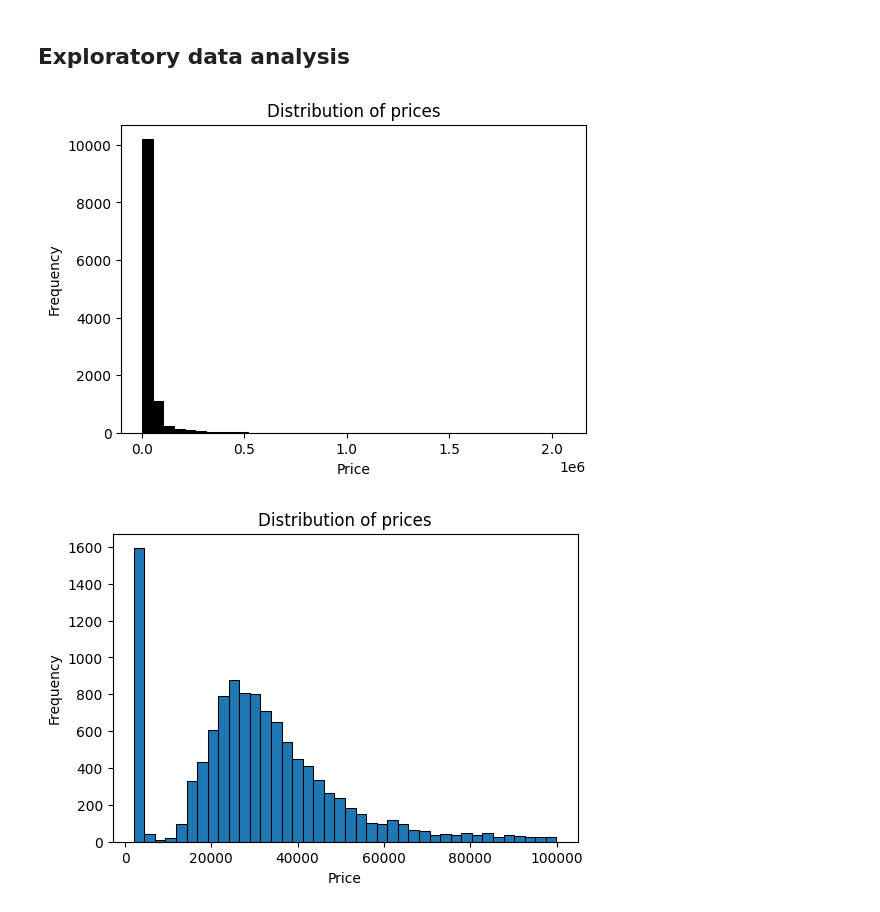
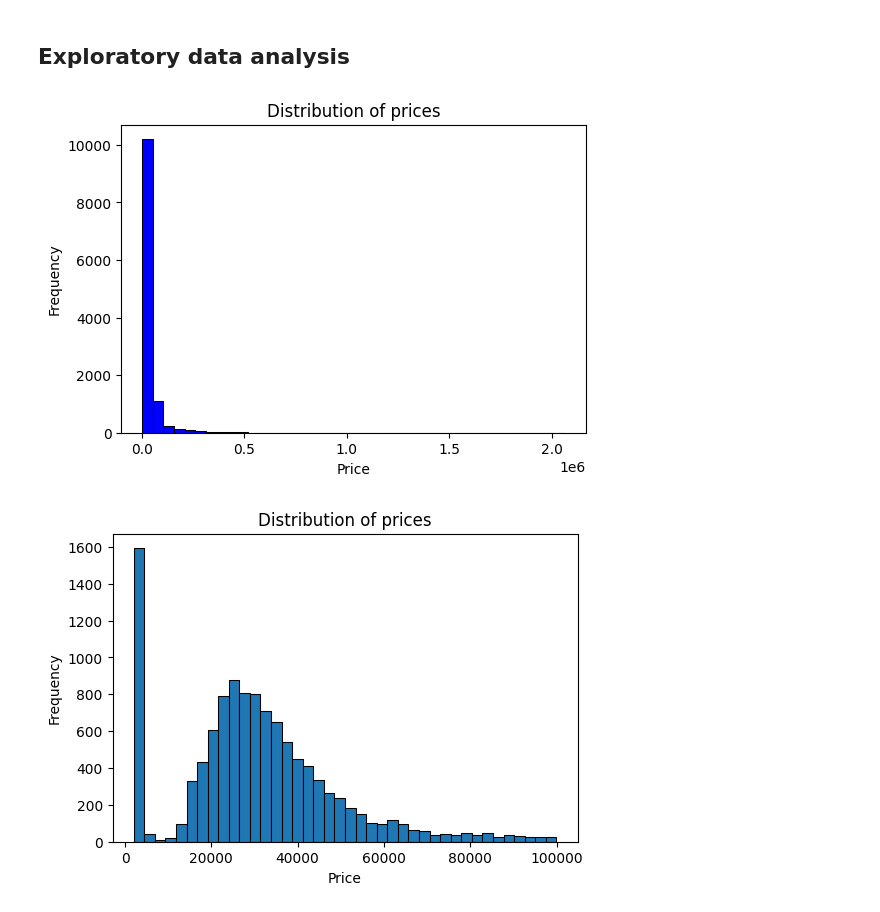
Before and after one commit to dev7150/mlbookcamp-code, a Jupyter notebook: chapter-02-car-price/02-carprice.ipynb, the cells around one changed output. Cells and saved outputs as stored; diff of their text form; code cells hidden in the pictures.

```diff
--- a/chapter-02-car-price/02-carprice.ipynb
+++ b/chapter-02-car-price/02-carprice.ipynb
@@ -40,14 +40,14 @@ df.head()
 # %%
 plt.figure(figsize=(6, 4))
 
-sns.histplot(df.msrp, bins=40, color='black', alpha=1)
+sns.histplot(df.msrp, bins=40, color='blue', alpha=1)
 plt.ylabel('Frequency')
 plt.xlabel('Price')
 plt.title('Distribution of prices')
 
 plt.show()
 # %% [output]
-[figure, old version]
+[figure, new version]
 # %%
 plt.figure(figsize=(6, 4))
 
```
